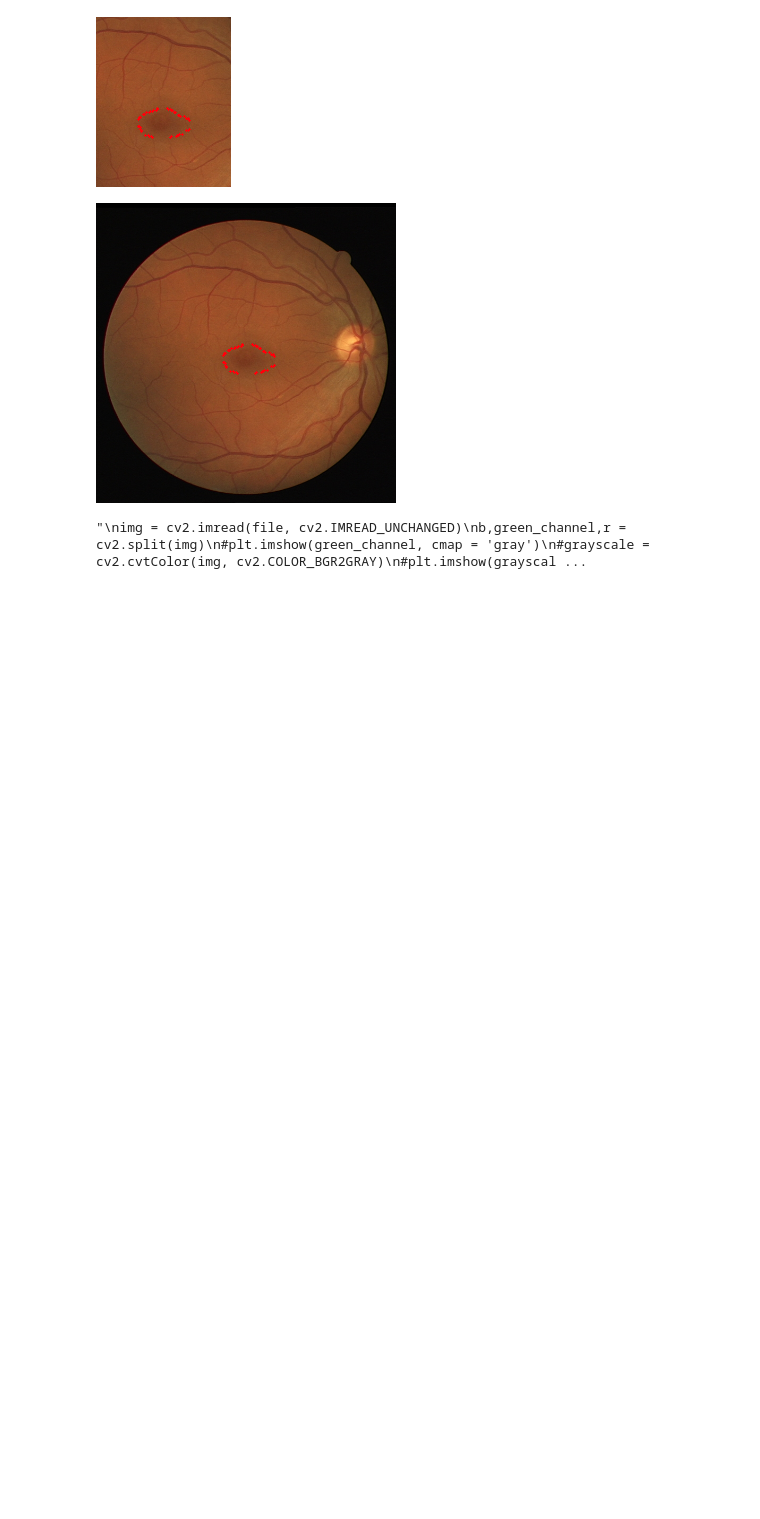
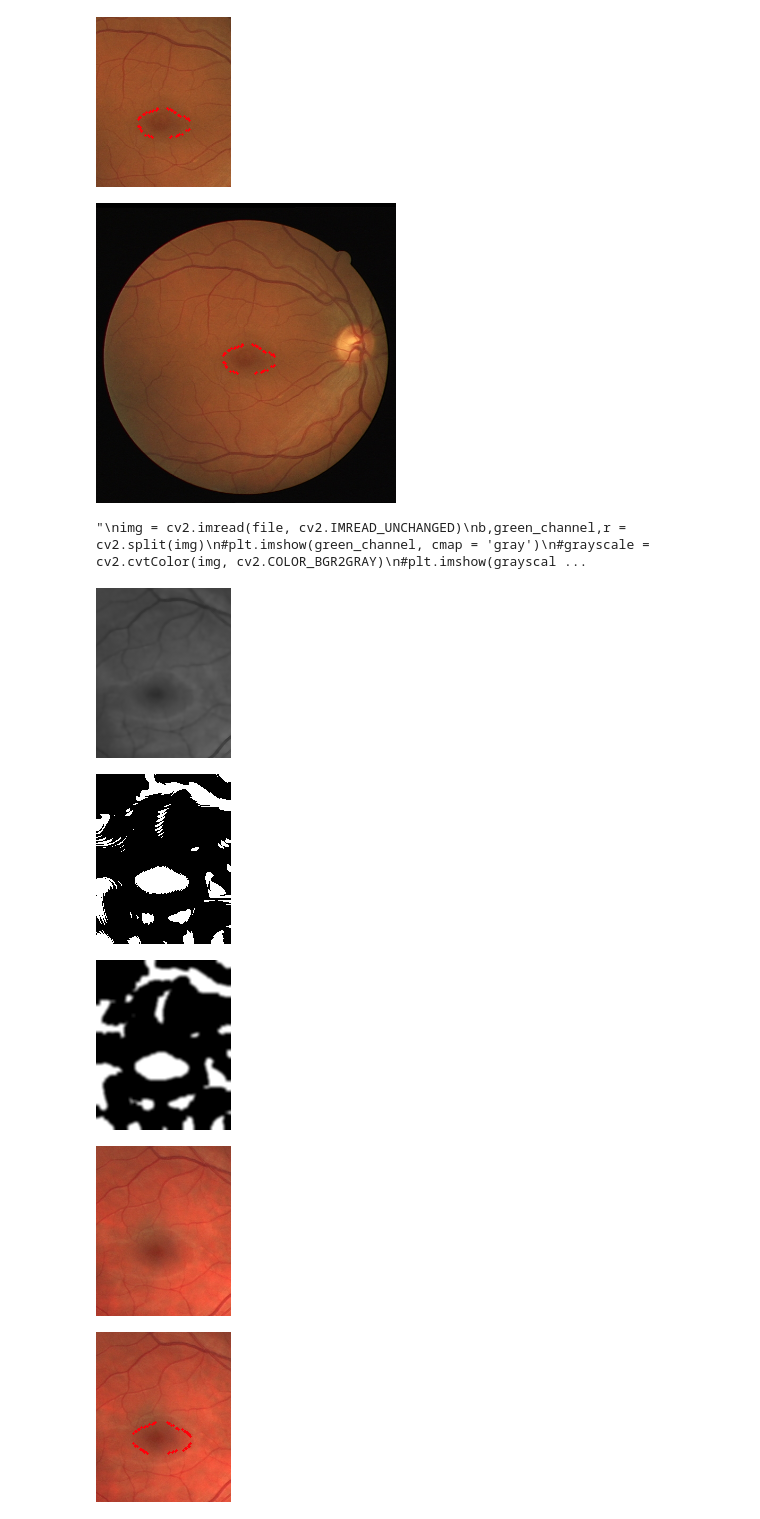
Before and after one commit to m0zzarella/Fundus-Imaging, a Jupyter notebook: macula_segmentation.ipynb, the cells around one changed output. Drawn from its saved outputs; the diff is of its cells as text; code cells hidden in the pictures; blank space fills up the shorter version.

```diff
--- a/macula_segmentation.ipynb
+++ b/macula_segmentation.ipynb
@@ -82,3 +82,61 @@ cv2_imshow(enhanced_img)
 [figure]
 [figure]
 "\nimg = cv2.imread(file, cv2.IMREAD_UNCHANGED)\nb,green_channel,r = cv2.split(img)\n#plt.imshow(green_channel, cmap = 'gray')\n#grayscale = cv2.cvtColor(img, cv2.COLOR_BGR2GRAY)\n#plt.imshow(grayscal ...
+# %%
+from google.colab.patches import cv2_imshow
+file = "/content/29_training.jpeg"
+img = cv2.imread(file, cv2.IMREAD_UNCHANGED)
+image = cv2.resize(img,(300,300))
+r,g,b = cv2.split(image)
+
+green = cv2.bilateralFilter(g, 5, 17, 17)
+
+green = green[50:220, 85:220]
+cv2_imshow(green)
+
+blur = cv2.GaussianBlur(green,(31,31),5)
+
+Thresh = cv2.adaptiveThreshold(blur,255,cv2.ADAPTIVE_THRESH_MEAN_C, cv2.THRESH_BINARY_INV,33,2)
+cv2_imshow(Thresh)
+
+
+kernel1 = np.ones((3,3), np.uint8)
+kernel2 = np.ones((3,3), np.uint8)
+disk = cv2.dilate(Thresh, kernel1, iterations=2)
+disk = cv2.erode(disk, kernel2, iterations=1)
+disk = cv2.erode(disk, kernel1, iterations=1)
+
+
+disk = cv2.GaussianBlur(disk,(5,5),1.5)
+
+cv2_imshow(disk)
+
+cropm = image[50:220,85:220]
+
+cv2_imshow(cropm)
+
+#find ellipse
+
+contours,h = cv2.findContours(disk, cv2.RETR_TREE, cv2.CHAIN_APPROX_SIMPLE)
+
+peri =157.23
+if len(contours) != 0:
+     for c in contours:
+          arclen = cv2.arcLength(c, True)
+          area = cv2.contourArea(c)
+          (x,y),r = cv2.minEnclosingCircle(c)
+
+          cond = 800<=area<=1500 and len(c)>=5 and 100<arclen<175 and int(y)>50
+
+          if cond:
+              cv2.drawContours(cropm,c,-1,(10,0,255),2)
+              peri = cv2.arcLength(c, True) #finds the Contour Perimeter
+cv2_imshow(cropm)
+
+cv2_imshow(image)
+# %% [output]
+[figure, added]
+[figure, added]
+[figure, added]
+[figure, added]
+[figure, added]
```
Also changed, not shown: parts of 1 cell of this notebook.
